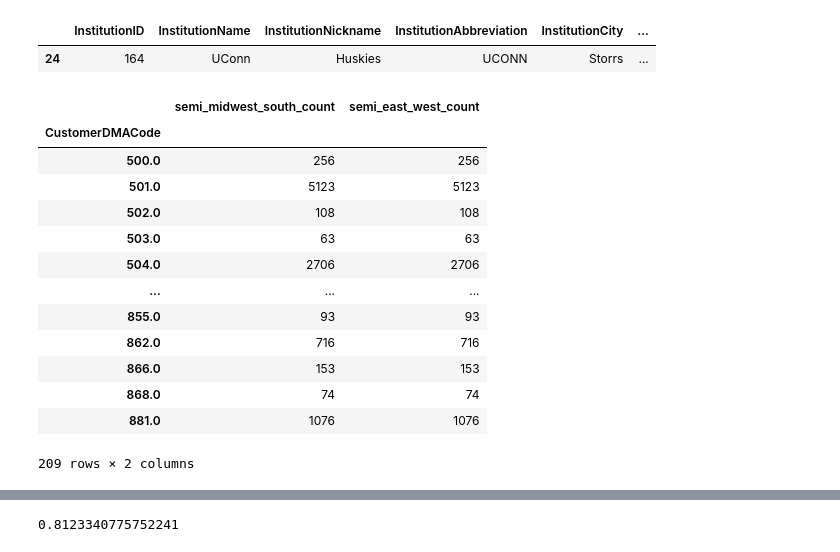
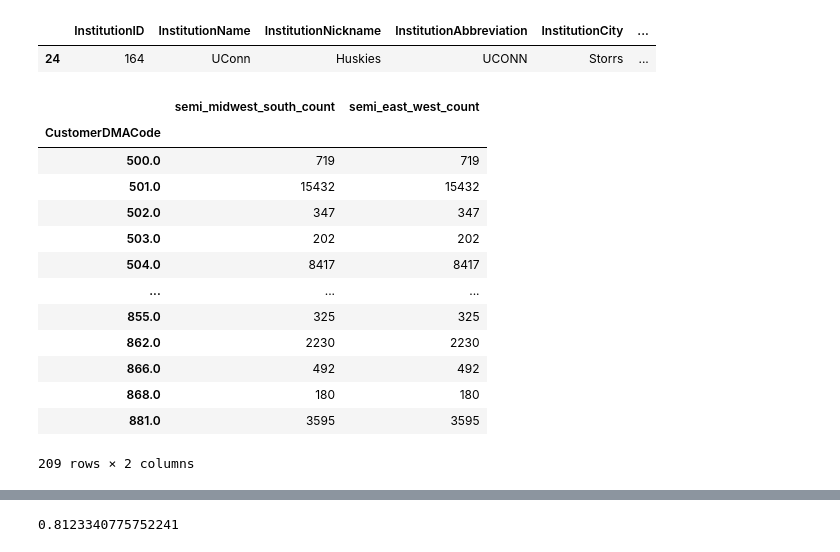
Before and after one commit to LittleMac24/ccac-competion, a Jupyter notebook: eda.ipynb, the cells around one changed output, grey strips where cells are left out. Drawn from its saved outputs; the diff is of its cells as text; code cells hidden in the pictures.

```diff
--- a/eda.ipynb
+++ b/eda.ipynb
@@ -680,21 +1163,21 @@ college_info[college_info["InstitutionID"] == 164]
 |  | InstitutionID | InstitutionName | InstitutionNickname | InstitutionAbbreviation | InstitutionCity | ... |
 | 24 | 164 | UConn | Huskies | UCONN | Storrs | ... |
 # %%
-dma_count_groupby = classic2_df.groupby(by='CustomerDMACode').agg(semi_midwest_south_count= pd.NamedAgg(column='SemifinalWinner_South_Midwest', aggfunc='count'),
+dma_count_groupby = classic1_df_train.groupby(by='CustomerDMACode').agg(semi_midwest_south_count= pd.NamedAgg(column='SemifinalWinner_South_Midwest', aggfunc='count'),
                                               semi_east_west_count= pd.NamedAgg(column='SemifinalWinner_East_West', aggfunc='count'))
 dma_count_groupby
 # %% [output]
 |  | semi_midwest_south_count | semi_east_west_count |
 | CustomerDMACode |  |  |
-| 500.0 | 256 | 256 |
-| 501.0 | 5123 | 5123 |
-| 502.0 | 108 | 108 |
-| 503.0 | 63 | 63 |
-| 504.0 | 2706 | 2706 |
+| 500.0 | 719 | 719 |
+| 501.0 | 15432 | 15432 |
+| 502.0 | 347 | 347 |
+| 503.0 | 202 | 202 |
+| 504.0 | 8417 | 8417 |
 | ... | ... | ... |
-| 855.0 | 93 | 93 |
-| 862.0 | 716 | 716 |
-| 866.0 | 153 | 153 |
-| 868.0 | 74 | 74 |
-| 881.0 | 1076 | 1076 |
+| 855.0 | 325 | 325 |
+| 862.0 | 2230 | 2230 |
+| 866.0 | 492 | 492 |
+| 868.0 | 180 | 180 |
+| 881.0 | 3595 | 3595 |
 209 rows × 2 columns
```
Also changed, not shown: parts of 28 cells of this notebook, 17 other files.
